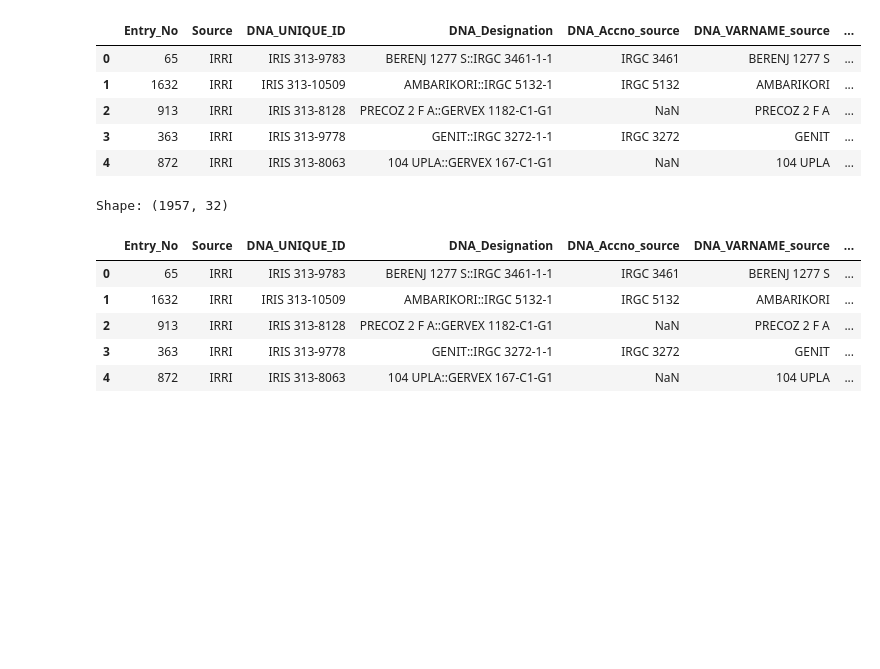
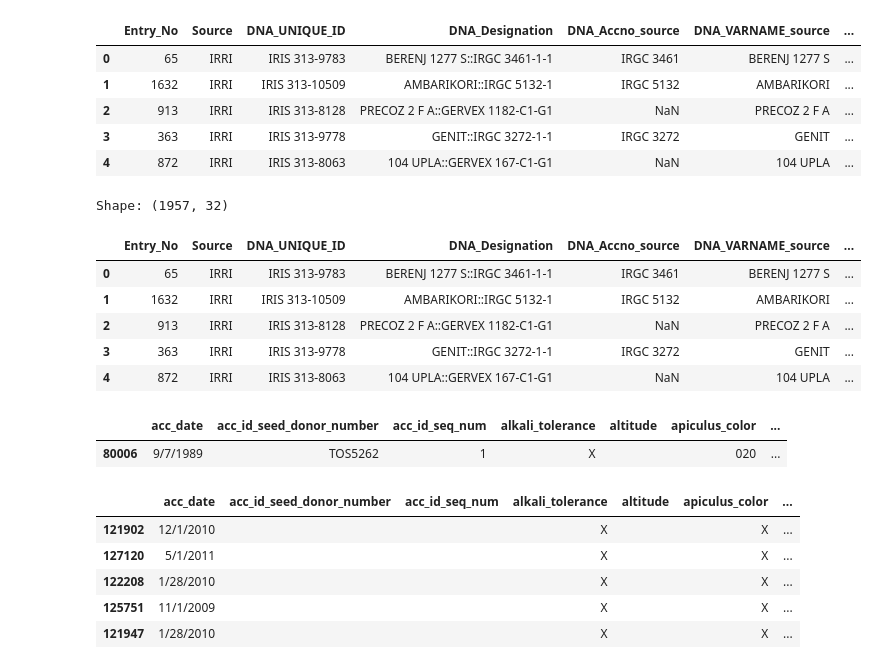
Before and after one commit to o0neil/Believe_The_Hype, a Jupyter notebook: WORK.ipynb, the cells around one changed output. Saved outputs shown, nothing was run; the diff lists cells and outputs as text; code cells hidden in the pictures; blank space fills up the shorter version.

Commit message:
created dataframe
Former-commit-id: 8f5a13d099b6c07fd26366ed07b8370e3a69f6e0

```diff
--- a/WORK.ipynb
+++ b/WORK.ipynb
@@ -126,0 +129,54 @@ merged_df.to_csv("merged_dataframe.csv")
+# %%
+basicinfo=pd.read_pickle('basicinfo').set_index('strain_id')
+allinfo=pd.read_pickle('allinfo').set_index('strain_id')
+diseasereactioninfo=pd.read_pickle('diseasereactioninfo').set_index('strain_id')
+envreactioninfo=pd.read_pickle('envreactioninfo').set_index('strain_id')
+locationinfo=pd.read_pickle('locationinfo').set_index('strain_id')
+morphoharvestinfo=pd.read_pickle('morphoharvestinfo').set_index('strain_id')
+morphoreproinfo=pd.read_pickle('morphoreproinfo').set_index('strain_id')
+morphoveginfo=pd.read_pickle('morphoveginfo').set_index('strain_id')
+# %%
+dataframes=[basicinfo,allinfo,diseasereactioninfo,envreactioninfo,locationinfo,morphoharvestinfo,morphoreproinfo,morphoveginfo]
+# %%
+def create_new_dataframe(ids, dfs):
+    columns=[]
+    for d in dfs:
+        columns.extend(list(d.columns.values))
+    columns=np.unique(columns)
+    fdf=pd.DataFrame(columns=columns)
+    for i in ids:
+        row={}
+        for d in dfs:
+            row.update(d.loc[str(i)].to_dict())
+        fdf=fdf.append(pd.DataFrame(row, index=[i]))
+    return fdf
+# %%
+new_df=create_new_dataframe(unique_ids, dataframes)
+# %%
+#print basicinfo.head()
+columns=[]
+for d in dataframes:
+    columns.extend(list(d.columns.values))
+columns=np.unique(columns)
+fdf=pd.DataFrame(columns=columns)
+row={}
+for d in dataframes:
+    row.update(d.loc[str(80006)].to_dict())
+#print row
+#row.update({'strain_id': 80006})
+fdf.append(pd.DataFrame(row, index=[80006]))
+#print pd.DataFrame(row, index=[80006])
+# print row
+# print len(row)
+# %% [output]
+|  | acc_date | acc_id_seed_donor_number | acc_id_seq_num | alkali_tolerance | altitude | apiculus_color | ... |
+| 80006 | 9/7/1989 | TOS5262 | 1 | X |  | 020 | ... |
+# %%
+new_df.head()
+# %% [output]
+|  | acc_date | acc_id_seed_donor_number | acc_id_seq_num | alkali_tolerance | altitude | apiculus_color | ... |
+| 121902 | 12/1/2010 |  |  | X |  | X | ... |
+| 127120 | 5/1/2011 |  |  | X |  | X | ... |
+| 122208 | 1/28/2010 |  |  | X |  | X | ... |
+| 125751 | 11/1/2009 |  |  | X |  | X | ... |
+| 121947 | 1/28/2010 |  |  | X |  | X | ... |
```
Also changed, not shown: parts of 2 cells of this notebook, 2 other files.
